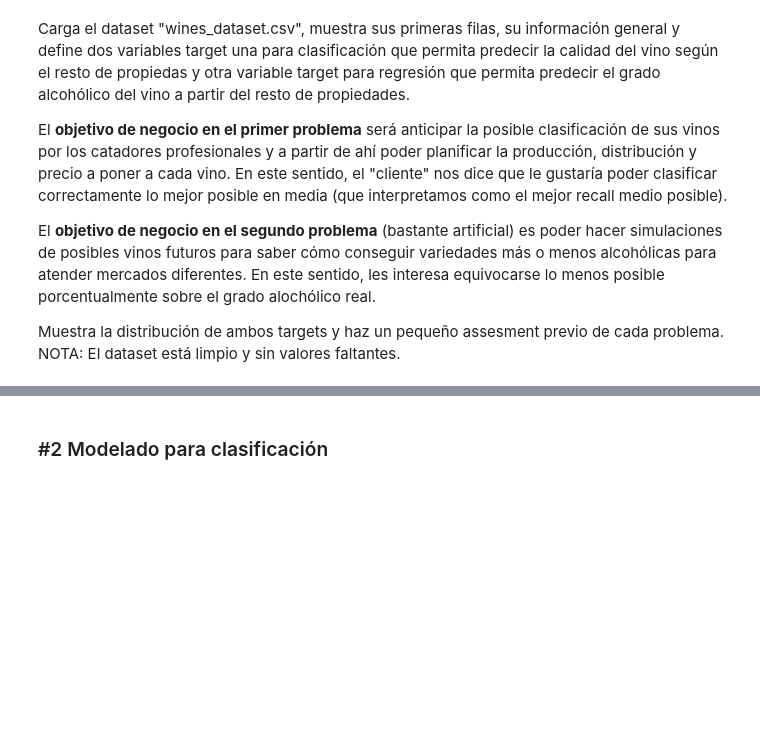
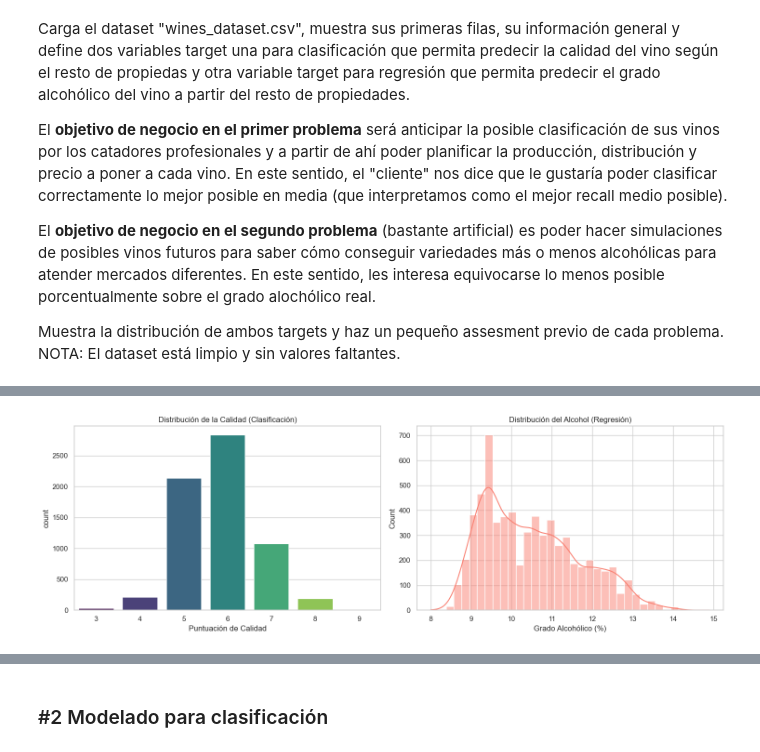
Before and after one commit to danmascarilla/ONLINE_DS_THEBRIDGE_DaniMascarilla, a Jupyter notebook: Sprint 12 - Modelos Supervisados III – Otros Modelos y Repaso/Unidad 2/Practica Obligatoria/18_Practica_Obligatoria_Repaso_Supervisado.ipynb, the cells around one changed output, grey strips where cells are left out. Drawn from its saved outputs; the diff is of its cells as text; code cells hidden in the pictures; blank space fills up the shorter version.

```diff
--- a/Sprint 12 - Modelos Supervisados III – Otros Modelos y Repaso/Unidad 2/Practica Obligatoria/18_Practica_Obligatoria_Repaso_Supervisado.ipynb
+++ b/Sprint 12 - Modelos Supervisados III – Otros Modelos y Repaso/Unidad 2/Practica Obligatoria/18_Practica_Obligatoria_Repaso_Supervisado.ipynb
@@ -38,3 +54,8 @@ El **objetivo de negocio en el primer problema** será anticipar la posible clas
 El **objetivo de negocio en el segundo problema** (bastante artificial) es poder hacer simulaciones de posibles vinos futuros para saber cómo conseguir variedades más o menos alcohólicas para atender mercados diferentes. En este sentido, les interesa equivocarse lo menos posible porcentualmente sobre el grado alochólico real.
 
 Muestra la distribución de ambos targets y haz un pequeño assesment previo de cada problema. NOTA: El dataset está limpio y sin valores faltantes.
+# %%
+df = pd.read_csv('./data/wines_dataset.csv', sep='|')
+
+print(df.info())
+df.head()
@@ -40,0 +86,16 @@ Muestra la distribución de ambos targets y haz un pequeño assesment previo de
+# %%
+sns.set_theme(style="whitegrid")
+fig, ax = plt.subplots(1, 2, figsize=(15, 5))
+
+sns.countplot(data=df, x='quality', ax=ax[0], palette='viridis', hue='quality', legend=False)
+ax[0].set_title('Distribución de la Calidad (Clasificación)')
+ax[0].set_xlabel('Puntuación de Calidad')
+
+sns.histplot(df['alcohol'], kde=True, ax=ax[1], color='salmon')
+ax[1].set_title('Distribución del Alcohol (Regresión)')
+ax[1].set_xlabel('Grado Alcohólico (%)')
+
+plt.tight_layout()
+plt.show()
+# %% [output]
+[figure, added]
```
Also changed, not shown: parts of 12 cells of this notebook.
